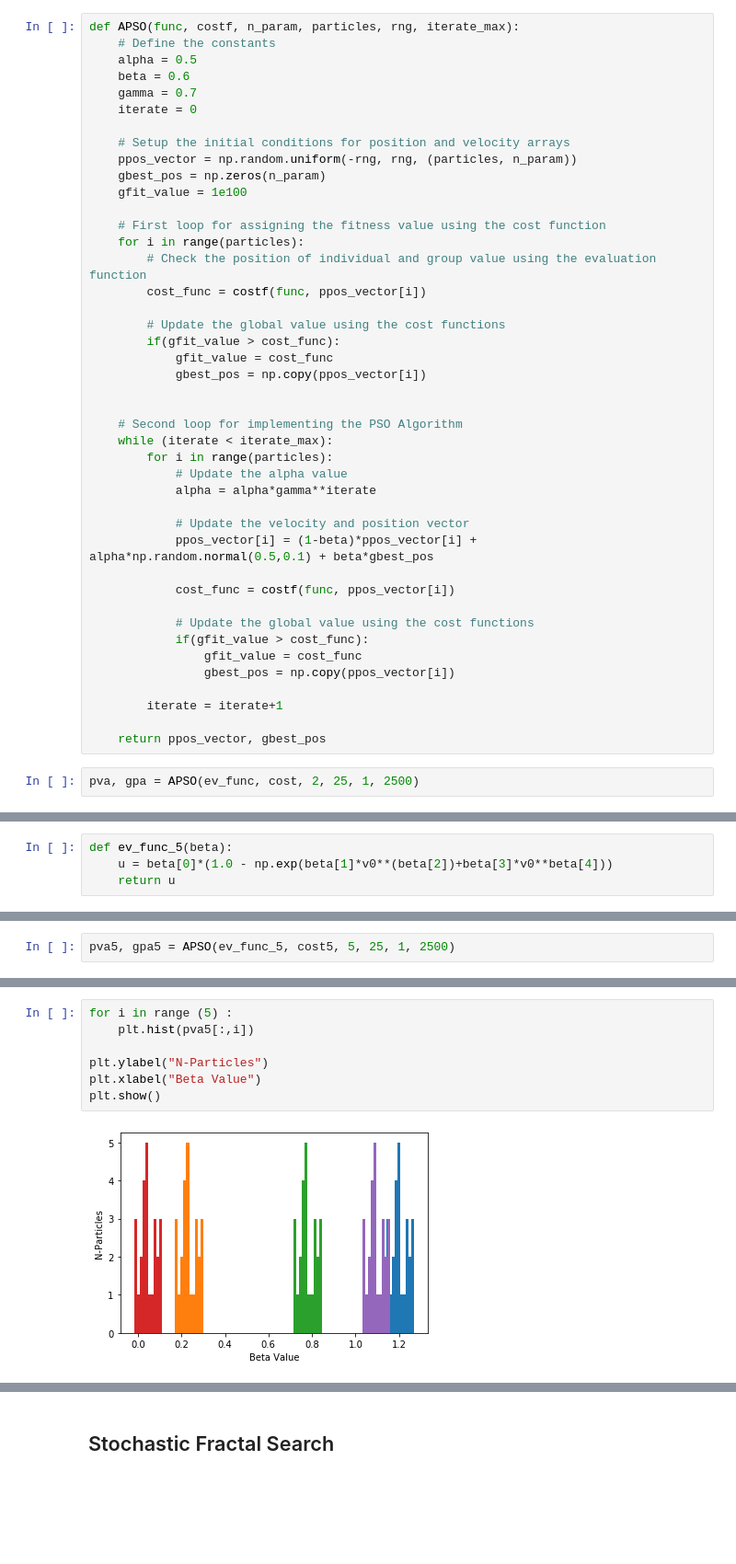
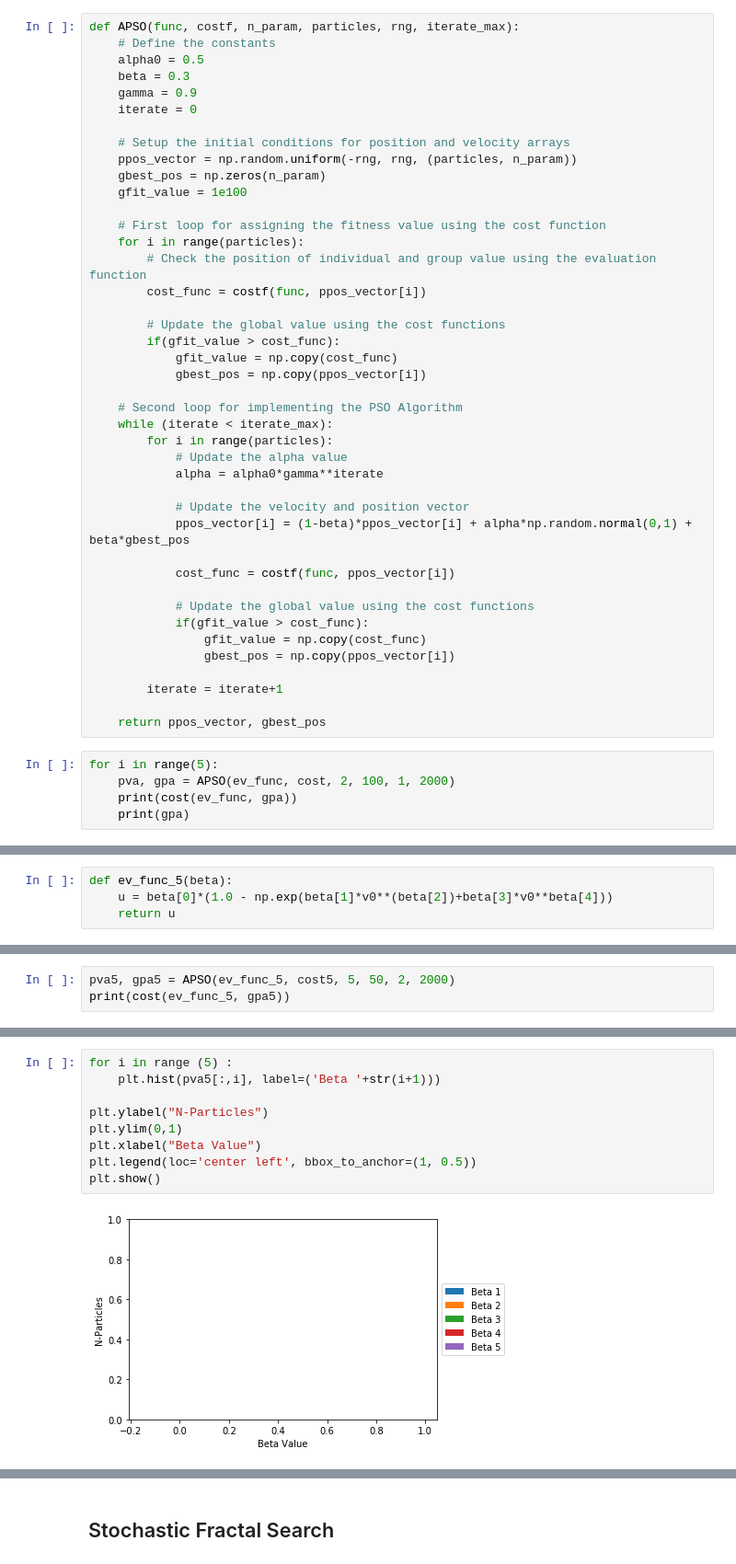
Before and after one commit to Vermillord/KP_Codes, a Jupyter notebook: KP_Notes.ipynb, the cells around one changed output, grey strips where cells are left out. Shown at 92% size. Drawn from its saved outputs; the diff is of its cells as text; blank space fills up the shorter version.

```diff
--- a/KP_Notes.ipynb
+++ b/KP_Notes.ipynb
@@ -1024,9 +1024,9 @@ def cost(c_func, beta):
 # %%
 def APSO(func, costf, n_param, particles, rng, iterate_max):
     # Define the constants
-    alpha = 0.5
-    beta = 0.6
-    gamma = 0.7
+    alpha0 = 0.5
+    beta = 0.3
+    gamma = 0.9
     iterate = 0
 
     # Setup the initial conditions for position and velocity arrays
@@ -1041,28 +1041,30 @@ def APSO(func, costf, n_param, particles, rng, iterate_max):
 
         # Update the global value using the cost functions
         if(gfit_value > cost_func):
-            gfit_value = cost_func
+            gfit_value = np.copy(cost_func)
             gbest_pos = np.copy(ppos_vector[i])
-
 
     # Second loop for implementing the PSO Algorithm
     while (iterate < iterate_max):
         for i in range(particles):
             # Update the alpha value
-            alpha = alpha*gamma**iterate
+            alpha = alpha0*gamma**iterate
 
             # Update the velocity and position vector
-            ppos_vector[i] = (1-beta)*ppos_vector[i] + alpha*np.random.normal(0.5,0.1) + beta*gbest_pos
+            ppos_vector[i] = (1-beta)*ppos_vector[i] + alpha*np.random.normal(0,1) + beta*gbest_pos
 
             cost_func = costf(func, ppos_vector[i])
 
             # Update the global value using the cost functions
             if(gfit_value > cost_func):
-                gfit_value = cost_func
+                gfit_value = np.copy(cost_func)
                 gbest_pos = np.copy(ppos_vector[i])
 
         iterate = iterate+1
 
     return ppos_vector, gbest_pos
-# %%
-pva, gpa = APSO(ev_func, cost, 2, 25, 1, 2500)
+# %%
+for i in range(5):
+    pva, gpa = APSO(ev_func, cost, 2, 100, 1, 2000)
+    print(cost(ev_func, gpa))
+    print(gpa)
@@ -1108,2 +1126,3 @@ def cost5(c_func, beta):
 # %%
-pva5, gpa5 = APSO(ev_func_5, cost5, 5, 25, 1, 2500)
+pva5, gpa5 = APSO(ev_func_5, cost5, 5, 50, 2, 2000)
+print(cost(ev_func_5, gpa5))
@@ -1110,12 +1131,14 @@ pva5, gpa5 = APSO(ev_func_5, cost5, 5, 25, 1, 2500)
 # %%
 for i in range (5) :
-    plt.hist(pva5[:,i])
+    plt.hist(pva5[:,i], label=('Beta '+str(i+1)))
 
 plt.ylabel("N-Particles")
+plt.ylim(0,1)
 plt.xlabel("Beta Value")
+plt.legend(loc='center left', bbox_to_anchor=(1, 0.5))
 plt.show()
 # %% [output]
-[figure, old version]
+[figure, new version]
 # %%
 plt.title('APSO vs Original Dataset')
 plt.xlabel('Speed')
```
Also changed, not shown: parts of 14 cells of this notebook.
